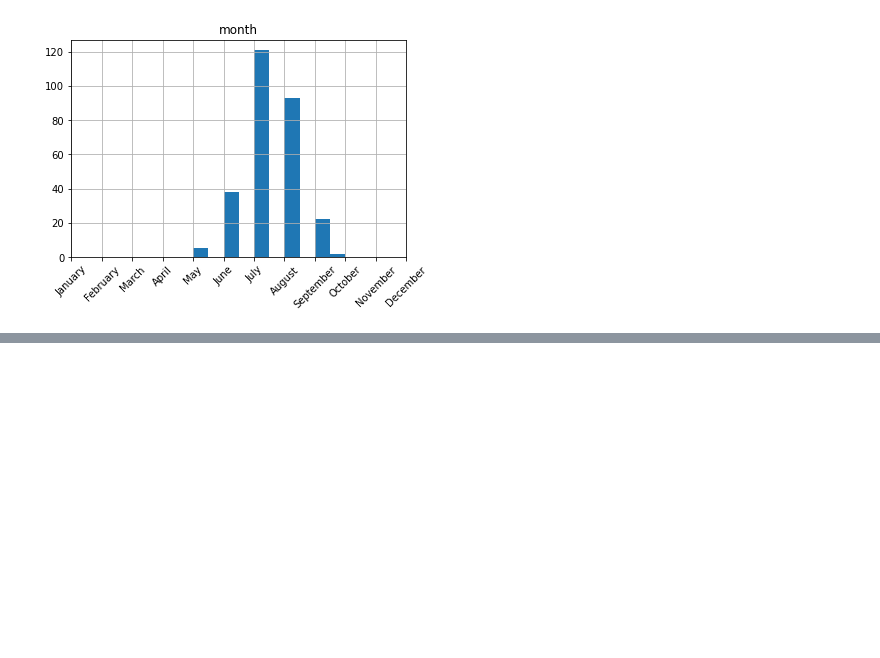
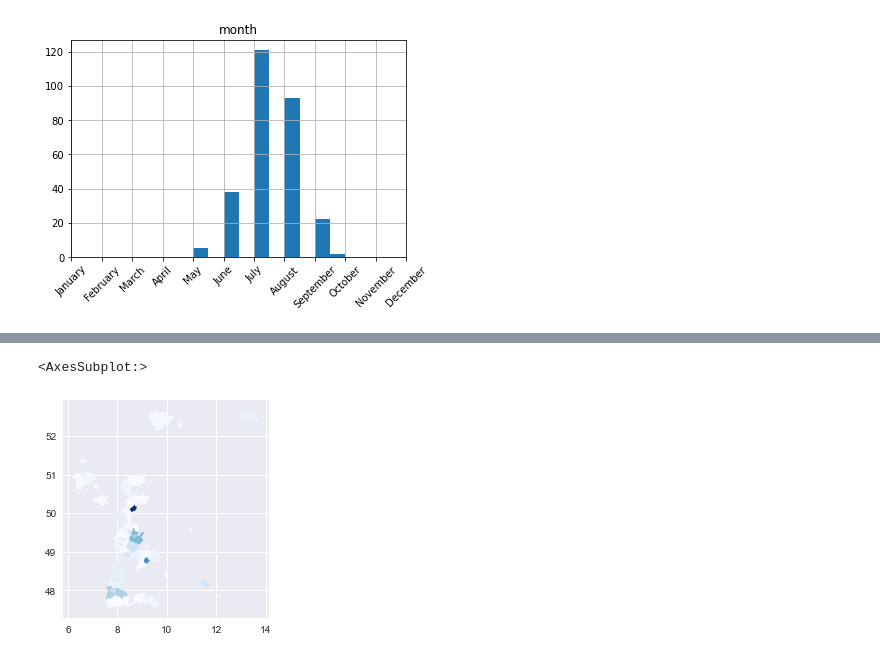
Before and after one commit to han16nah/final_project-han16nah, a Jupyter notebook: gbif_analysis.ipynb, the cells around one changed output, grey strips where cells are left out. Saved outputs shown, nothing was run; the diff lists cells and outputs as text; code cells hidden in the pictures; blank space fills up the shorter version.

```diff
--- a/gbif_analysis.ipynb
+++ b/gbif_analysis.ipynb
@@ -245,0 +269,12 @@ So in germany, most occurences were
+# %%
+gdf_isodontia_ger.crs = "epsg:4326"
+occ_isodontia_with_adm3 = gpd.sjoin(gdf_isodontia_ger, gdf_ger_lvl3, how="left", op="within")
+n_occs = occ_isodontia_with_adm3.NUTS_ID.value_counts()
+gdf_ger_lvl3_occs = pd.merge(gdf_ger_lvl3, n_occs.to_frame(), left_on='NUTS_ID', right_index=True, how='right')
+gdf_ger_lvl3_occs.rename(columns={'NUTS_ID_y':'isodontia_counts'}, inplace=True)
+# %%
+gdf_ger_lvl3_occs['isodontia_counts'] = gdf_ger_lvl3_occs['isodontia_counts'].fillna(0)
+gdf_ger_lvl3_occs.plot(column='isodontia_counts', cmap="Blues")
+# %% [output]
+<AxesSubplot:>
+[figure, added]
```
Also changed, not shown: parts of 4 cells of this notebook.
